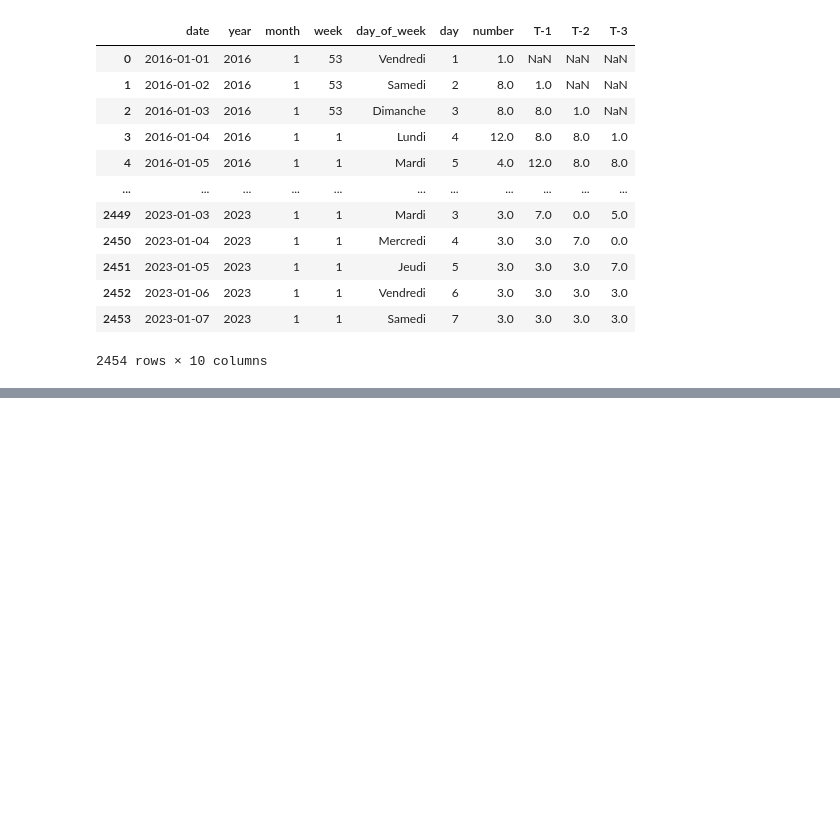
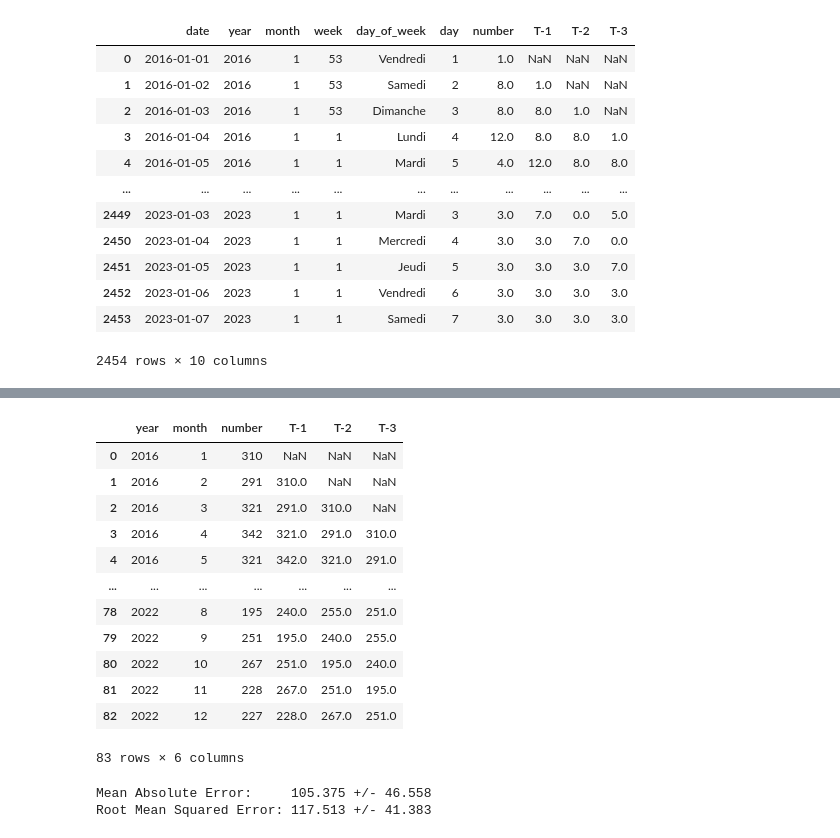
Before and after one commit to RudyBourez/Time-Series, a Jupyter notebook: Modèles/machine_learning.ipynb, the cells around one changed output, grey strips where cells are left out. Drawn from its saved outputs; the diff is of its cells as text; code cells hidden in the pictures; blank space fills up the shorter version.

```diff
--- a/Modèles/machine_learning.ipynb
+++ b/Modèles/machine_learning.ipynb
@@ -217,0 +315,6 @@ data
+# %%
+monthly_data = pd.read_csv('../data_cleaned.csv')
+monthly_data.drop(['restitution_date','nom', 'gare', 'type', 'nature', 'day','day_of_week', 'week'], axis=1, inplace=True)
+monthly_data = monthly_data.loc[monthly_data["year"]<=2022]
+# %%
+monthly_data = monthly_data.groupby(["year", "month"]).sum("number").reset_index()
@@ -217,0 +337,29 @@ data
+# %%
+def create_month_t_x(data):
+    last_data = data.copy()
+    for i in range(1,4):
+        data_copy = data.copy()
+        data_copy["month"] = data_copy["month"].apply(lambda x: x+i)
+        data_copy["year"].loc[data_copy["month"]>12] += 1
+        data_copy["month"] = data_copy["month"].apply(lambda x: x-12 if x>12 else x)
+        data_copy.rename(columns={"number": f"T-{i}"}, inplace=True)
+        last_data = last_data.merge(data_copy, how='left', on=['year', 'month'])
+    return last_data
+# %%
+monthly_data = create_month_t_x(monthly_data)
+# %%
+monthly_data
+# %% [output]
+|  | year | month | number | T-1 | T-2 | T-3 |
+| 0 | 2016 | 1 | 310 | NaN | NaN | NaN |
+| 1 | 2016 | 2 | 291 | 310.0 | NaN | NaN |
+| 2 | 2016 | 3 | 321 | 291.0 | 310.0 | NaN |
+| 3 | 2016 | 4 | 342 | 321.0 | 291.0 | 310.0 |
+| 4 | 2016 | 5 | 321 | 342.0 | 321.0 | 291.0 |
+| ... | ... | ... | ... | ... | ... | ... |
+| 78 | 2022 | 8 | 195 | 240.0 | 255.0 | 251.0 |
+| 79 | 2022 | 9 | 251 | 195.0 | 240.0 | 255.0 |
+| 80 | 2022 | 10 | 267 | 251.0 | 195.0 | 240.0 |
+| 81 | 2022 | 11 | 228 | 267.0 | 251.0 | 195.0 |
+| 82 | 2022 | 12 | 227 | 228.0 | 267.0 | 251.0 |
+83 rows × 6 columns
@@ -217,0 +374,5 @@ data
+# %%
+mae, rmse = evaluate(model, monthly_data.drop("number", axis=1), monthly_data["number"], cv=splits)
+# %% [output]
+Mean Absolute Error:     105.375 +/- 46.558
+Root Mean Squared Error: 117.513 +/- 41.383
```
Also changed, not shown: parts of 21 cells of this notebook, 4 other files.
